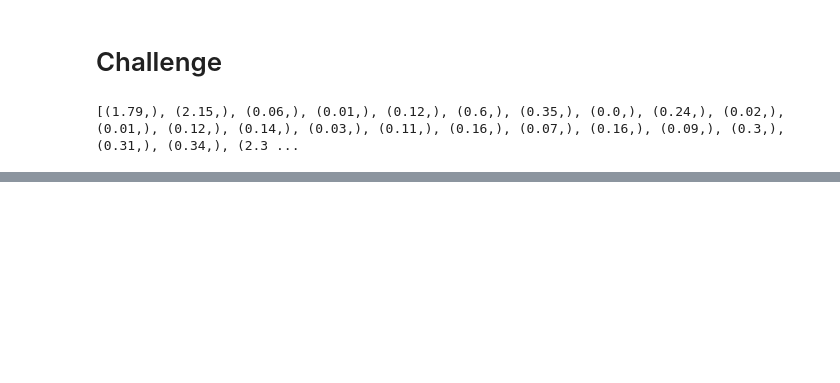
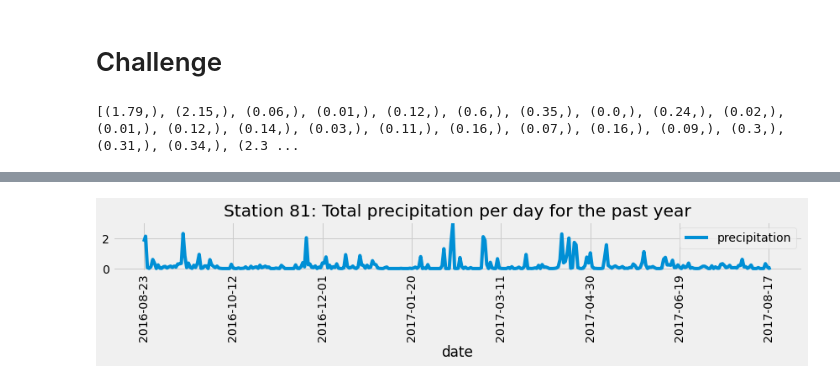
Before and after one commit to miwermi/surfs-up, a Jupyter notebook: climate_analysis.ipynb, the cells around one changed output, grey strips where cells are left out. Cells and saved outputs as stored; diff of their text form; code cells hidden in the pictures; blank space fills up the shorter version.

```diff
--- a/climate_analysis.ipynb
+++ b/climate_analysis.ipynb
@@ -212,0 +215,17 @@ plt.tight_layout()
+# %%
+# I want the amount of rain per day for my selected year for my slected station
+
+station81_1yrprcp = session.query(Measurement.date, Measurement.prcp).\
+filter(Measurement.station == 'USC00519281').filter(Measurement.date >= prev_year).\
+group_by(Measurement.date).order_by(Measurement.date).all()
+
+#station81_1yrprcp
+
+# Save the query results as a Pandas DataFrame and set the index to the date column
+s81ap_df = pd.DataFrame(station81_1yrprcp, columns=['date','precipitation'])
+s81ap_df.set_index(s81ap_df['date'], inplace=True)
+#print(s81ap_df.to_string(index=False))
+
+# Sort the dataframe by date
+s81ap_df = s81ap_df.sort_index()
+print(s81ap_df.to_string(index=False))
@@ -213,2 +250,7 @@ plt.tight_layout()
+# %%
+s81ap_df.plot(rot = 90, figsize=(12,3), title = "Station 81: Total precipitation per day for the past year")
+plt.tight_layout()
+# %% [output]
+[figure, added]
 # %%
 # What are the rain totals for the top station for each month of the year?
```
Also changed, not shown: parts of 11 cells of this notebook, 2 other files.
